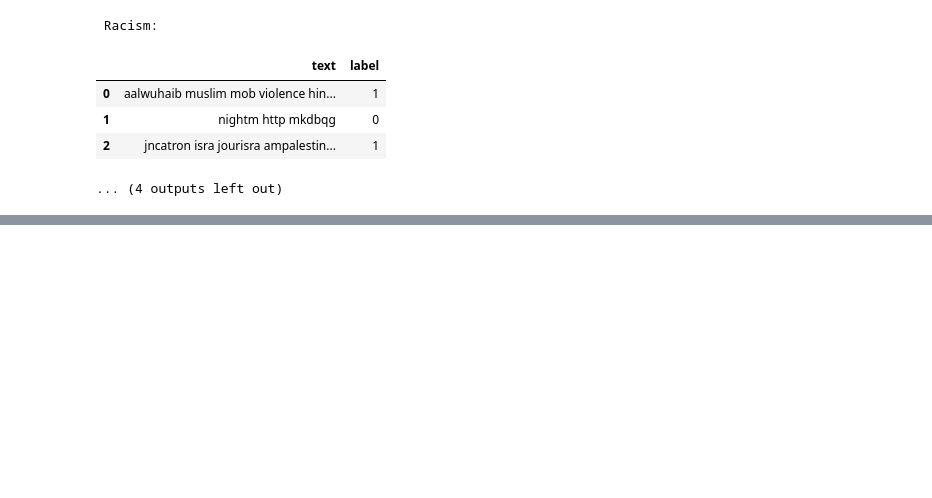
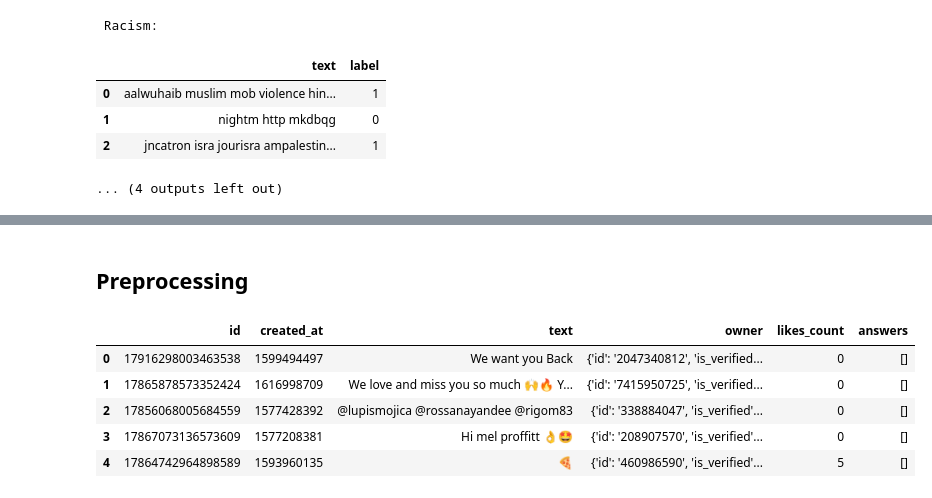
Before and after one commit to julrods/aggressive-tweet-analyzer, a Jupyter notebook: 1_EDA_and_Preprocessing.ipynb, the cells around one changed output, grey strips where cells are left out. Cells and saved outputs as stored; diff of their text form; code cells hidden in the pictures; blank space fills up the shorter version.

```diff
--- a/1_EDA_and_Preprocessing.ipynb
+++ b/1_EDA_and_Preprocessing.ipynb
@@ -273,0 +352,2 @@ for df, df_name in zip(df_list, df_names):
+# %% [markdown]
+## Preprocessing
@@ -273,0 +356,9 @@ for df, df_name in zip(df_list, df_names):
+# %%
+eval_data.head()
+# %% [output]
+|  | id | created_at | text | owner | likes_count | answers |
+| 0 | 17916298003463538 | 1599494497 | We want you Back | {'id': '2047340812', 'is_verified... | 0 | [] |
+| 1 | 17865878573352424 | 1616998709 | We love and miss you so much 🙌🔥 Y... | {'id': '7415950725', 'is_verified... | 0 | [] |
+| 2 | 17856068005684559 | 1577428392 | @lupismojica @rossanayandee @rigom83 | {'id': '338884047', 'is_verified'... | 0 | [] |
+| 3 | 17867073136573609 | 1577208381 | Hi mel proffitt 👌🤩 | {'id': '208907570', 'is_verified'... | 0 | [] |
+| 4 | 17864742964898589 | 1593960135 | 🍕 | {'id': '460986590', 'is_verified'... | 5 | [] |
```
Also changed, not shown: parts of 34 cells of this notebook.
